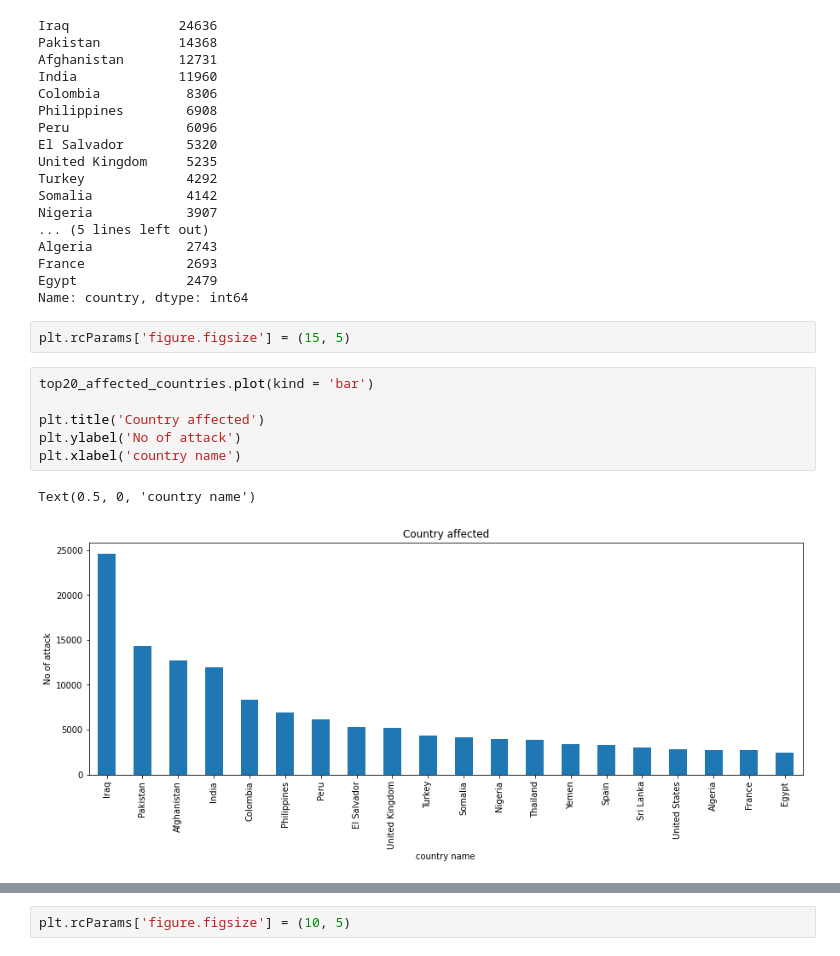
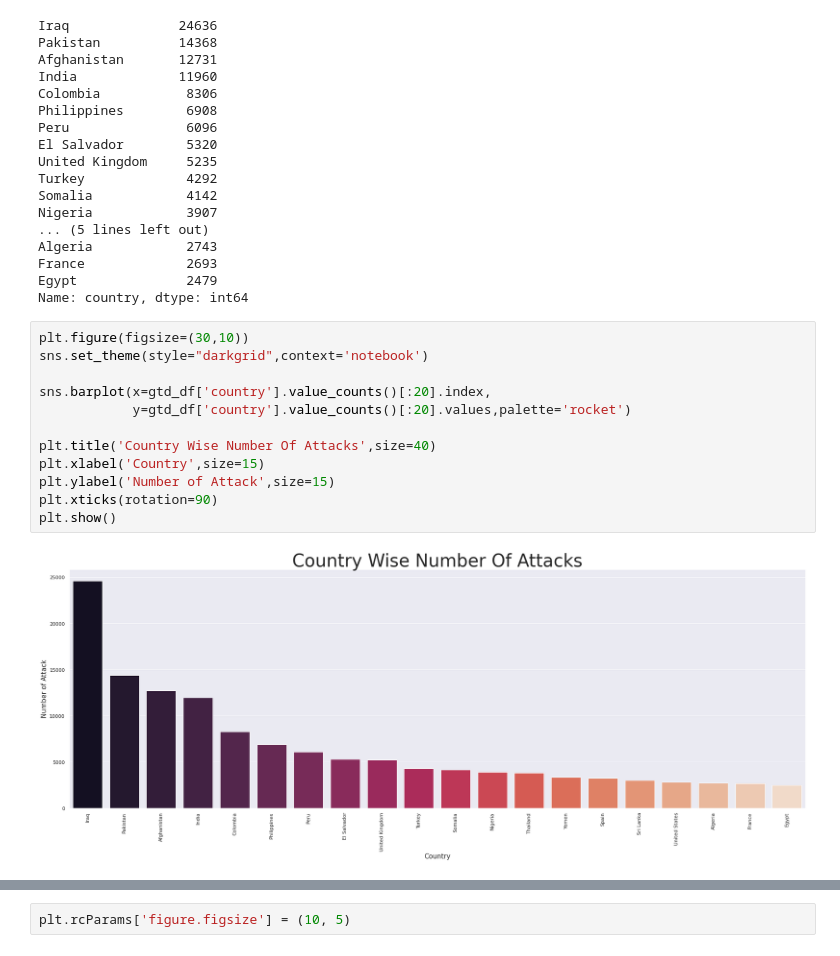
Before and after one commit to jogapritam/Global-Terrorism-Analysis, a Jupyter notebook: Global_Terrorism_Analysis_Capstone_Project.ipynb, the cells around one changed output, grey strips where cells are left out. Cells and saved outputs as stored; diff of their text form.

```diff
--- a/Global_Terrorism_Analysis_Capstone_Project.ipynb
+++ b/Global_Terrorism_Analysis_Capstone_Project.ipynb
@@ -366,14 +398,17 @@ Algeria            2743
 France             2693
 Egypt              2479
 Name: country, dtype: int64
-# %%
-plt.rcParams['figure.figsize'] = (15, 5)
-# %%
-top20_affected_countries.plot(kind = 'bar')
-
-plt.title('Country affected')
-plt.ylabel('No of attack')
-plt.xlabel('country name')
-# %% [output]
-Text(0.5, 0, 'country name')
-[figure, removed]
+# %%
+plt.figure(figsize=(30,10))
+sns.set_theme(style="darkgrid",context='notebook')
+
+sns.barplot(x=gtd_df['country'].value_counts()[:20].index,
+            y=gtd_df['country'].value_counts()[:20].values,palette='rocket')
+
+plt.title('Country Wise Number Of Attacks',size=40)
+plt.xlabel('Country',size=15)
+plt.ylabel('Number of Attack',size=15)
+plt.xticks(rotation=90)
+plt.show()
+# %% [output]
+[figure, added]
```
Also changed, not shown: parts of 20 cells of this notebook.
